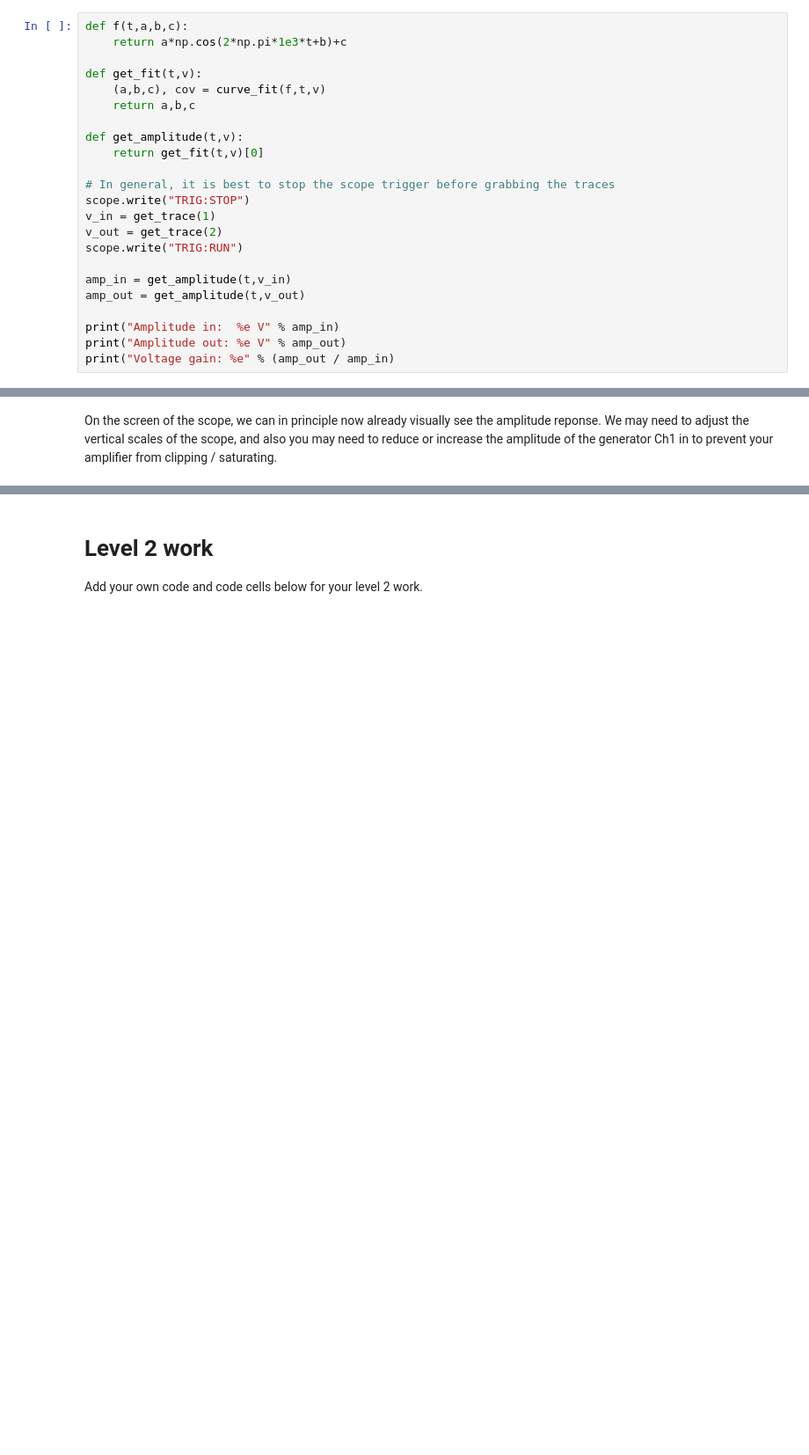
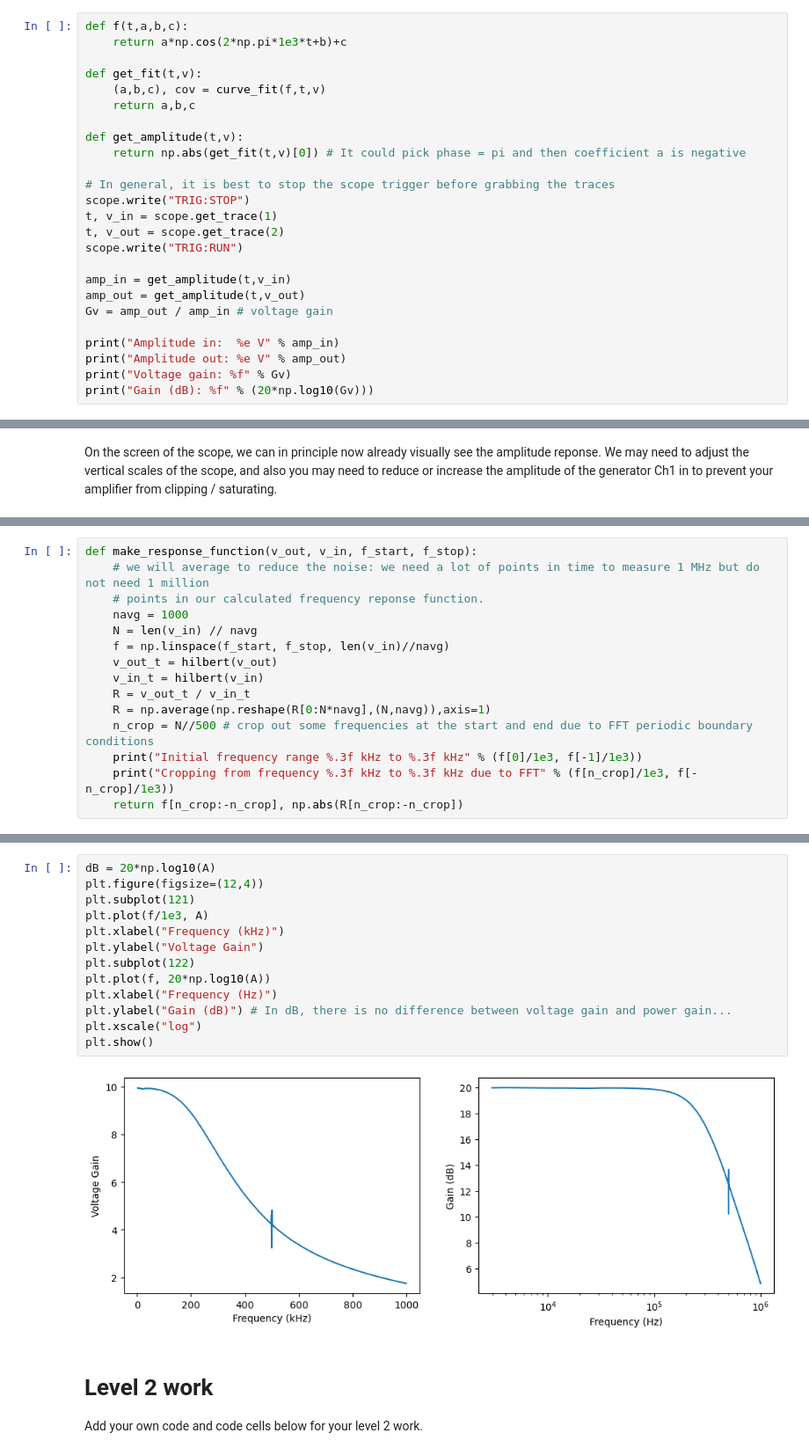
Before and after one commit to SHoogeman/Snaar-Proef, a Jupyter notebook: lab session notebooks/TN2211 Session 09.ipynb, the cells around one changed output, grey strips where cells are left out. Shown at 88% size. Saved outputs shown, nothing was run; the diff lists cells and outputs as text; blank space fills up the shorter version.

```diff
--- a/lab session notebooks/TN2211 Session 09.ipynb
+++ b/lab session notebooks/TN2211 Session 09.ipynb
@@ -114,17 +174,19 @@ def get_fit(t,v):
     return a,b,c
 
 def get_amplitude(t,v):
-    return get_fit(t,v)[0]
+    return np.abs(get_fit(t,v)[0]) # It could pick phase = pi and then coefficient a is negative
 
 # In general, it is best to stop the scope trigger before grabbing the traces
 scope.write("TRIG:STOP")
-v_in = get_trace(1)
-v_out = get_trace(2)
+t, v_in = scope.get_trace(1)
+t, v_out = scope.get_trace(2)
 scope.write("TRIG:RUN")
 
 amp_in = get_amplitude(t,v_in)
 amp_out = get_amplitude(t,v_out)
+Gv = amp_out / amp_in # voltage gain
 
 print("Amplitude in:  %e V" % amp_in)
 print("Amplitude out: %e V" % amp_out)
-print("Voltage gain: %e" % (amp_out / amp_in)
+print("Voltage gain: %f" % Gv)
+print("Gain (dB): %f" % (20*np.log10(Gv)))
@@ -243,0 +293,15 @@ plt.ylabel("Amplification Phase (degrees)")
+# %%
+def make_response_function(v_out, v_in, f_start, f_stop):
+    # we will average to reduce the noise: we need a lot of points in time to measure 1 MHz but do not need 1 million
+    # points in our calculated frequency reponse function.
+    navg = 1000
+    N = len(v_in) // navg
+    f = np.linspace(f_start, f_stop, len(v_in)//navg)
+    v_out_t = hilbert(v_out)
+    v_in_t = hilbert(v_in)
+    R = v_out_t / v_in_t
+    R = np.average(np.reshape(R[0:N*navg],(N,navg)),axis=1)
+    n_crop = N//500 # crop out some frequencies at the start and end due to FFT periodic boundary conditions
+    print("Initial frequency range %.3f kHz to %.3f kHz" % (f[0]/1e3, f[-1]/1e3))
+    print("Cropping from frequency %.3f kHz to %.3f kHz due to FFT" % (f[n_crop]/1e3, f[-n_crop]/1e3))
+    return f[n_crop:-n_crop], np.abs(R[n_crop:-n_crop])
@@ -244,3 +334,18 @@ plt.ylabel("Amplification Phase (degrees)")
+# %%
+dB = 20*np.log10(A)
+plt.figure(figsize=(12,4))
+plt.subplot(121)
+plt.plot(f/1e3, A)
+plt.xlabel("Frequency (kHz)")
+plt.ylabel("Voltage Gain")
+plt.subplot(122)
+plt.plot(f, 20*np.log10(A))
+plt.xlabel("Frequency (Hz)")
+plt.ylabel("Gain (dB)") # In dB, there is no difference between voltage gain and power gain...
+plt.xscale("log")
+plt.show()
+# %% [output]
+[figure, added]
 # %% [markdown]
 # Level 2 work
 
```
Also changed, not shown: parts of 38 cells of this notebook.
